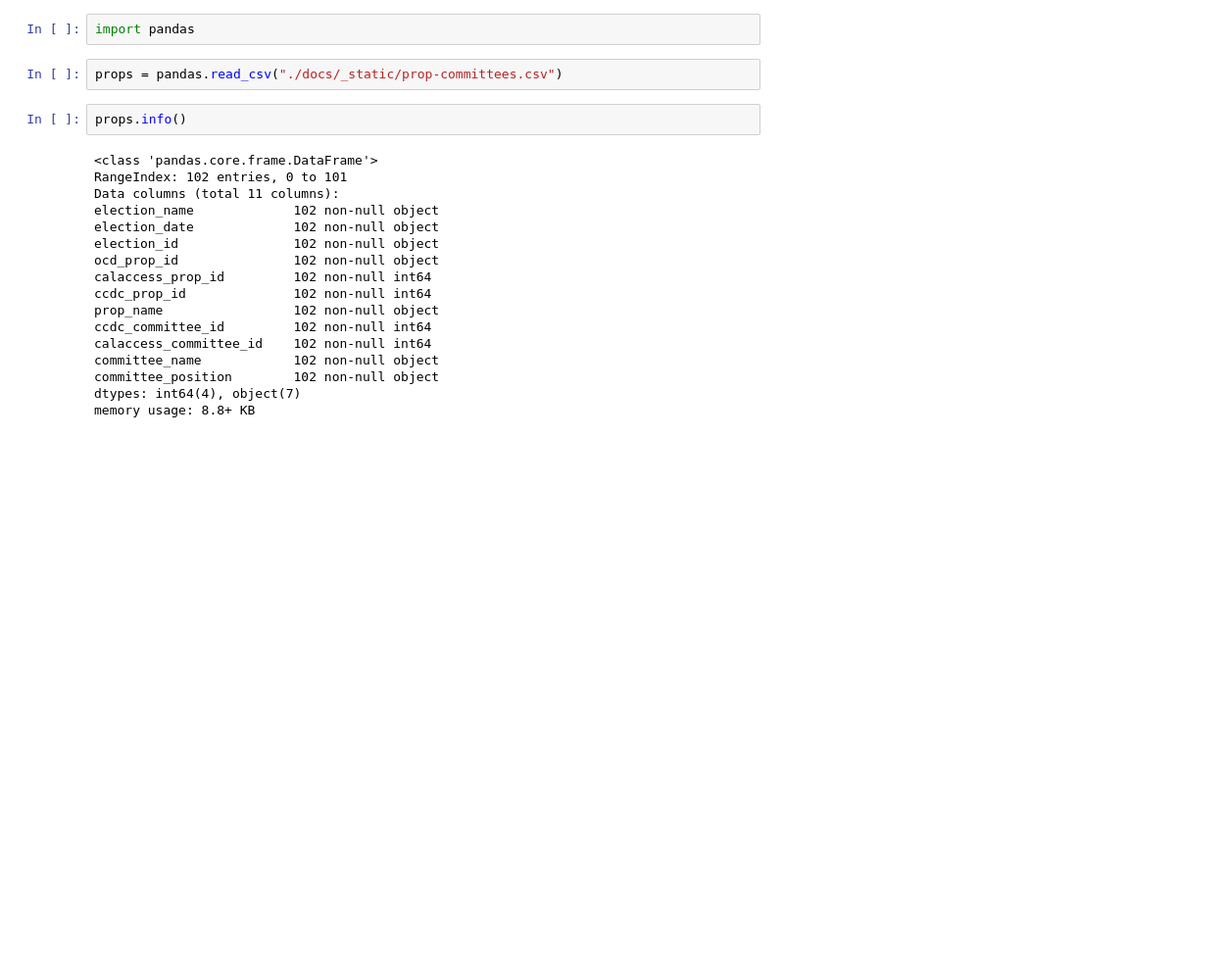
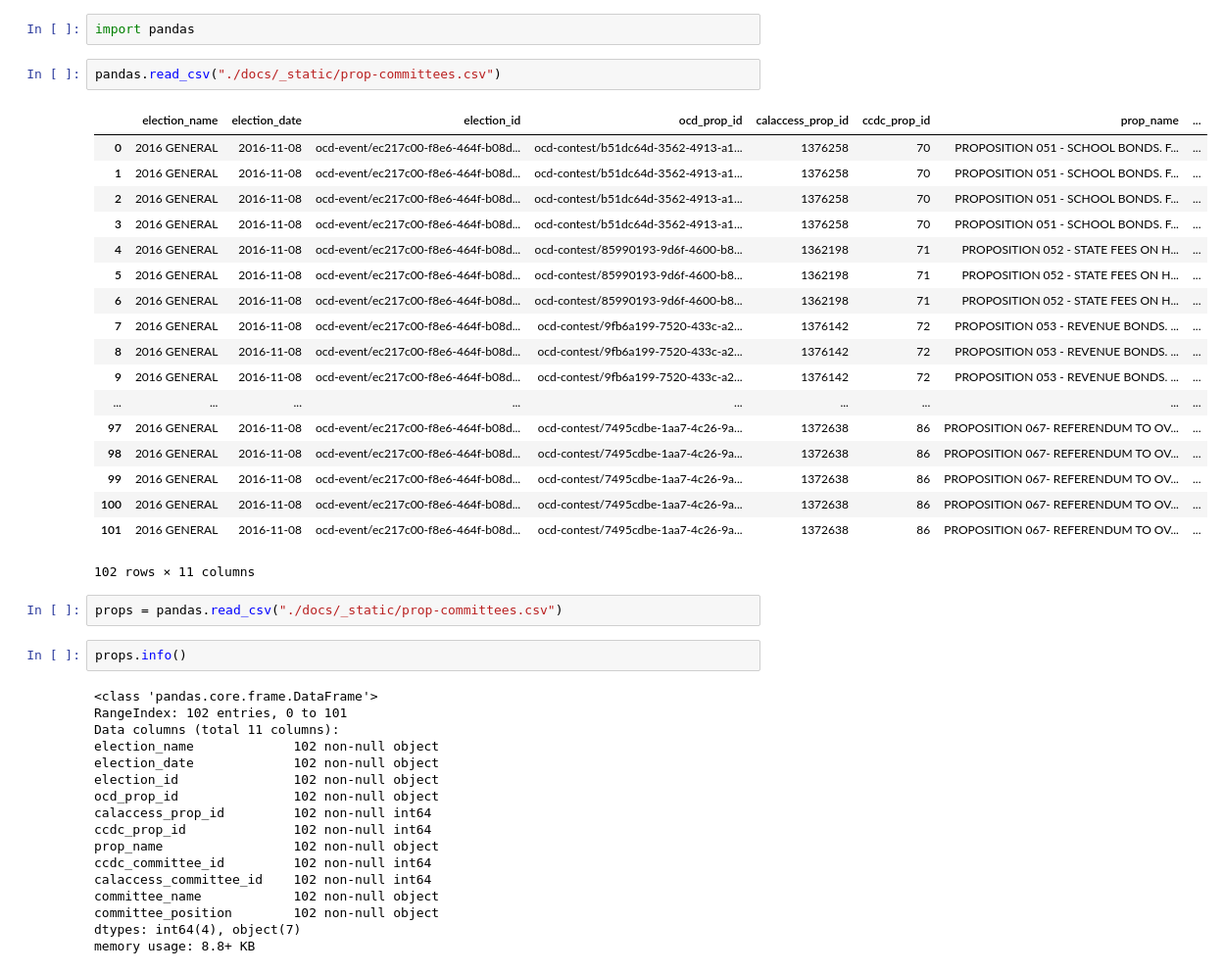
Before and after one commit to palewire/first-python-notebook, a Jupyter notebook: Untitled.ipynb, the cells around one changed output. Shown: that part at 98% size. Cells and saved outputs as stored; diff of their text form; blank space fills up the shorter version.

Commit message:
Docs on how to read in the CSV

```diff
--- a/Untitled.ipynb
+++ b/Untitled.ipynb
@@ -1,5 +1,26 @@
 # %%
 import pandas
+# %%
+pandas.read_csv("./docs/_static/prop-committees.csv")
+# %% [output]
+|  | election_name | election_date | election_id | ocd_prop_id | calaccess_prop_id | ccdc_prop_id | prop_name | ... |
+| 0 | 2016 GENERAL | 2016-11-08 | ocd-event/ec217c00-f8e6-464f-b08d... | ocd-contest/b51dc64d-3562-4913-a1... | 1376258 | 70 | PROPOSITION 051 - SCHOOL BONDS. F... | ... |
+| 1 | 2016 GENERAL | 2016-11-08 | ocd-event/ec217c00-f8e6-464f-b08d... | ocd-contest/b51dc64d-3562-4913-a1... | 1376258 | 70 | PROPOSITION 051 - SCHOOL BONDS. F... | ... |
+| 2 | 2016 GENERAL | 2016-11-08 | ocd-event/ec217c00-f8e6-464f-b08d... | ocd-contest/b51dc64d-3562-4913-a1... | 1376258 | 70 | PROPOSITION 051 - SCHOOL BONDS. F... | ... |
+| 3 | 2016 GENERAL | 2016-11-08 | ocd-event/ec217c00-f8e6-464f-b08d... | ocd-contest/b51dc64d-3562-4913-a1... | 1376258 | 70 | PROPOSITION 051 - SCHOOL BONDS. F... | ... |
+| 4 | 2016 GENERAL | 2016-11-08 | ocd-event/ec217c00-f8e6-464f-b08d... | ocd-contest/85990193-9d6f-4600-b8... | 1362198 | 71 | PROPOSITION 052 - STATE FEES ON H... | ... |
+| 5 | 2016 GENERAL | 2016-11-08 | ocd-event/ec217c00-f8e6-464f-b08d... | ocd-contest/85990193-9d6f-4600-b8... | 1362198 | 71 | PROPOSITION 052 - STATE FEES ON H... | ... |
+| 6 | 2016 GENERAL | 2016-11-08 | ocd-event/ec217c00-f8e6-464f-b08d... | ocd-contest/85990193-9d6f-4600-b8... | 1362198 | 71 | PROPOSITION 052 - STATE FEES ON H... | ... |
+| 7 | 2016 GENERAL | 2016-11-08 | ocd-event/ec217c00-f8e6-464f-b08d... | ocd-contest/9fb6a199-7520-433c-a2... | 1376142 | 72 | PROPOSITION 053 - REVENUE BONDS. ... | ... |
+| 8 | 2016 GENERAL | 2016-11-08 | ocd-event/ec217c00-f8e6-464f-b08d... | ocd-contest/9fb6a199-7520-433c-a2... | 1376142 | 72 | PROPOSITION 053 - REVENUE BONDS. ... | ... |
+| 9 | 2016 GENERAL | 2016-11-08 | ocd-event/ec217c00-f8e6-464f-b08d... | ocd-contest/9fb6a199-7520-433c-a2... | 1376142 | 72 | PROPOSITION 053 - REVENUE BONDS. ... | ... |
+| ... | ... | ... | ... | ... | ... | ... | ... | ... |
+| 97 | 2016 GENERAL | 2016-11-08 | ocd-event/ec217c00-f8e6-464f-b08d... | ocd-contest/7495cdbe-1aa7-4c26-9a... | 1372638 | 86 | PROPOSITION 067- REFERENDUM TO OV... | ... |
+| 98 | 2016 GENERAL | 2016-11-08 | ocd-event/ec217c00-f8e6-464f-b08d... | ocd-contest/7495cdbe-1aa7-4c26-9a... | 1372638 | 86 | PROPOSITION 067- REFERENDUM TO OV... | ... |
+| 99 | 2016 GENERAL | 2016-11-08 | ocd-event/ec217c00-f8e6-464f-b08d... | ocd-contest/7495cdbe-1aa7-4c26-9a... | 1372638 | 86 | PROPOSITION 067- REFERENDUM TO OV... | ... |
+| 100 | 2016 GENERAL | 2016-11-08 | ocd-event/ec217c00-f8e6-464f-b08d... | ocd-contest/7495cdbe-1aa7-4c26-9a... | 1372638 | 86 | PROPOSITION 067- REFERENDUM TO OV... | ... |
+| 101 | 2016 GENERAL | 2016-11-08 | ocd-event/ec217c00-f8e6-464f-b08d... | ocd-contest/7495cdbe-1aa7-4c26-9a... | 1372638 | 86 | PROPOSITION 067- REFERENDUM TO OV... | ... |
+102 rows × 11 columns
 # %%
 props = pandas.read_csv("./docs/_static/prop-committees.csv")
 # %%
```
Also changed, not shown: 15 other files.
